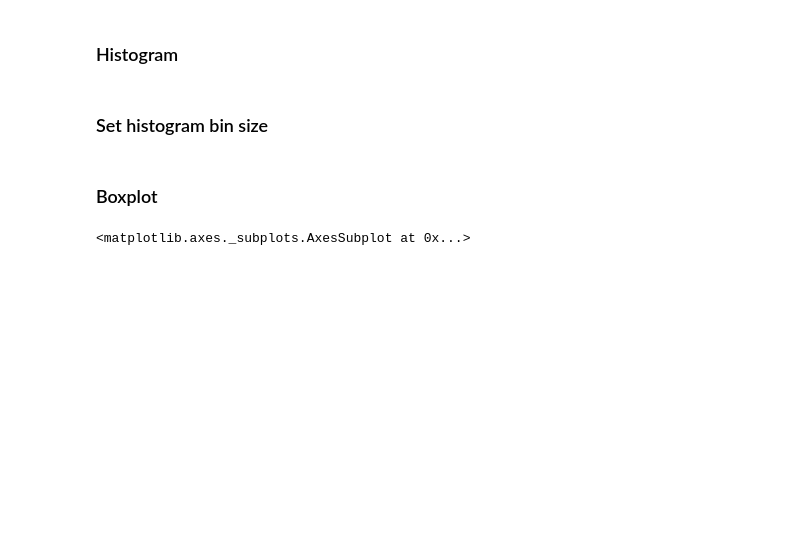
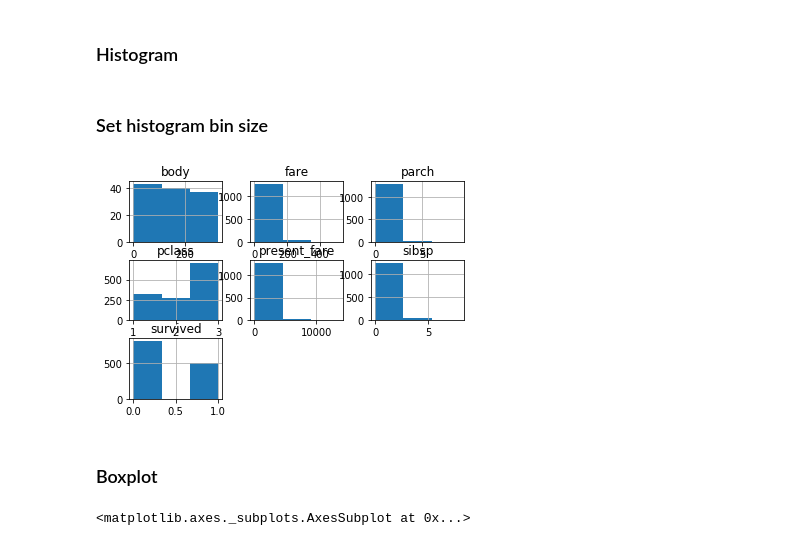
Before and after one commit to jitammy/pandasIntro, a Jupyter notebook: intro-to-datascience-demo.ipynb, the cells around one changed output. Cells and saved outputs as stored; diff of their text form; code cells hidden in the pictures; blank space fills up the shorter version.

```diff
--- a/intro-to-datascience-demo.ipynb
+++ b/intro-to-datascience-demo.ipynb
@@ -433,10 +458,14 @@ dtype: float64
 # %% [markdown]
 ### Fill missing values
 # %%
-ageMean = df.age.mean()
+# fill missing values in one column with it's mean
+ageMean = df.age.mean()b
+
+# ageMean
 df.age = df.fillna(ageMean)
-# df.head()
+# df.tail()
 df.isna().sum()
+# df['age'].mean()
 # %% [output]
 pclass             0
 survived           0
@@ -479,0 +498,10 @@ Name: 11, dtype: object
+# %%
+# how to fill missing values in multiple columns?
+# df.mean()
+pclassmean = df.pclass.mean()
+# pclassmean
+
+agemean = df.age.mean()
+faremean = df.fare.mean()
+df.fillna({'pclass':pclassmean,'age':agemean,'fare':faremean }, inplace=True)
+df
@@ -622,6 +673,10 @@ df.age.plot(kind="hist")
 ### Histogram
 # %% [markdown]
 ### Set histogram bin size
+# %%
+hist = df.hist(bins=3)
+# %% [output]
+[figure, added]
 # %% [markdown]
 ### Boxplot
 # %%
```
Also changed, not shown: parts of 21 cells of this notebook.
